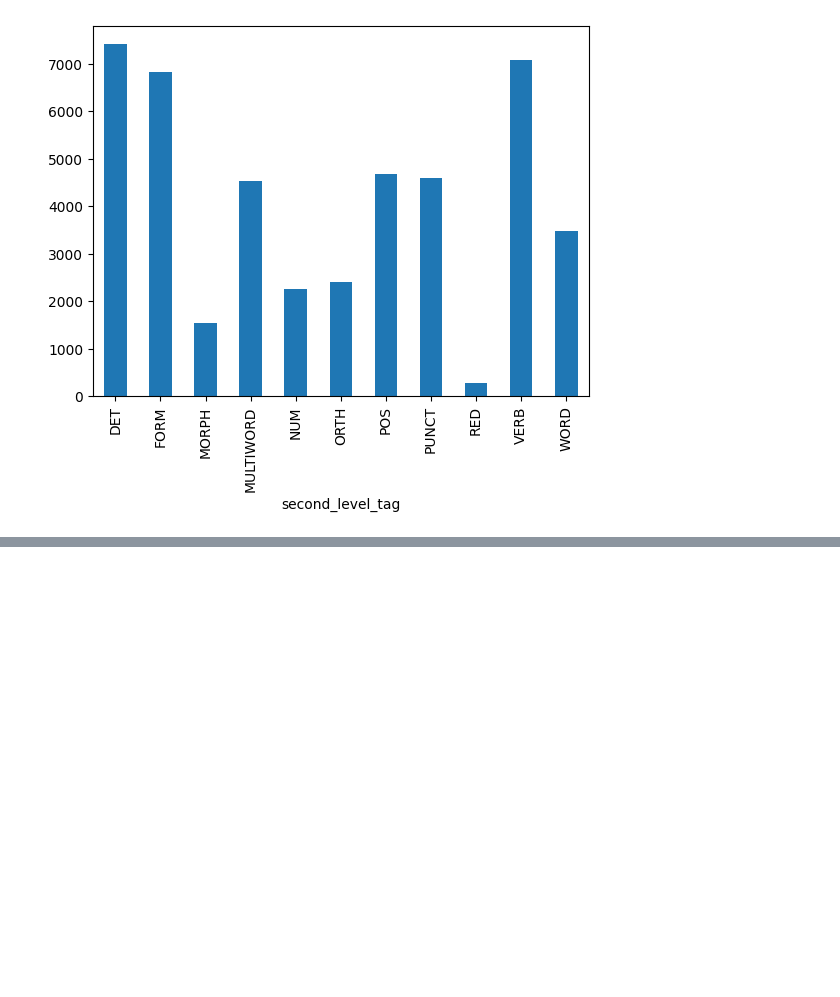
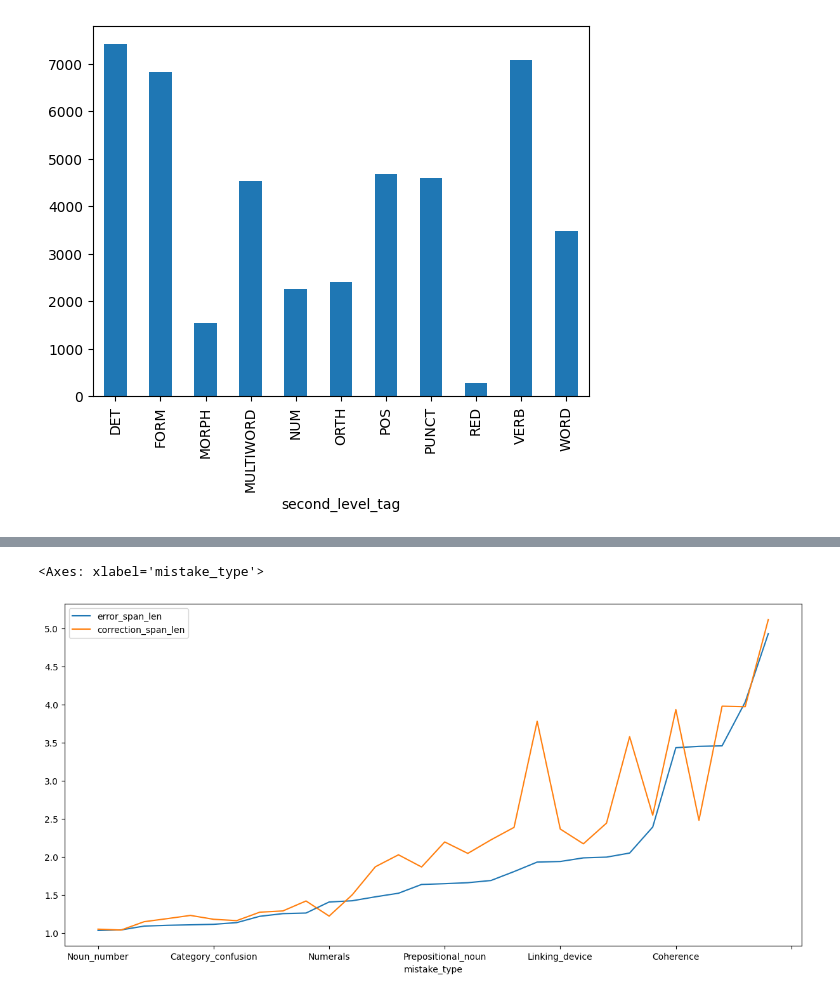
Before and after one commit to harlamovads/GD_correction_diploma, a Jupyter notebook: data_preparation/error_grouping.ipynb, the cells around one changed output, grey strips where cells are left out. Drawn from its saved outputs; the diff is of its cells as text; code cells hidden in the pictures; blank space fills up the shorter version.

Commit message:
Visuals added

```diff
--- a/data_preparation/error_grouping.ipynb
+++ b/data_preparation/error_grouping.ipynb
@@ -511,3 +511,6 @@ mistakes_labelling.groupby('second_level_tag').size().plot(kind='bar')
 [figure]
 # %%
 mistakes_labelling.to_csv('/home/zlovoblachko/diploma/Labelled_dataset.tsv', sep='\t', encoding='utf-8', index=False)
+# %%
+mistakes_labelling['error_span_len'] = mistakes_labelling.apply(lambda row: len(row["error_span"].split()), axis=1)
+mistakes_labelling['correction_span_len'] = mistakes_labelling.apply(lambda row: len(row["correction"].split()), axis=1)
@@ -513,0 +540,5 @@ mistakes_labelling.to_csv('/home/zlovoblachko/diploma/Labelled_dataset.tsv', sep
+# %%
+mistakes_labelling.groupby('mistake_type')[['error_span_len', 'correction_span_len']].mean().sort_values('error_span_len').plot(kind='line', figsize=(15,7))
+# %% [output]
+<Axes: xlabel='mistake_type'>
+[figure, added]
```
Also changed, not shown: parts of 3 cells of this notebook.
